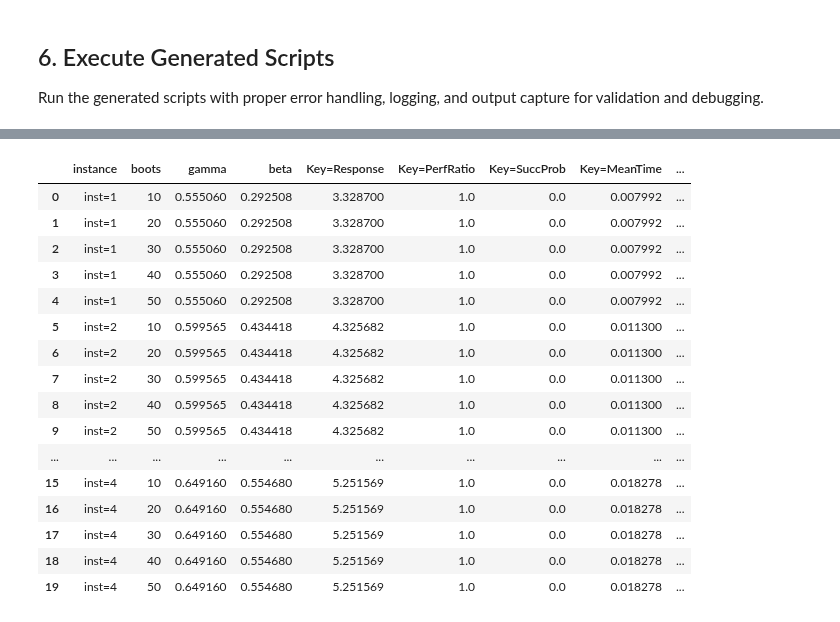
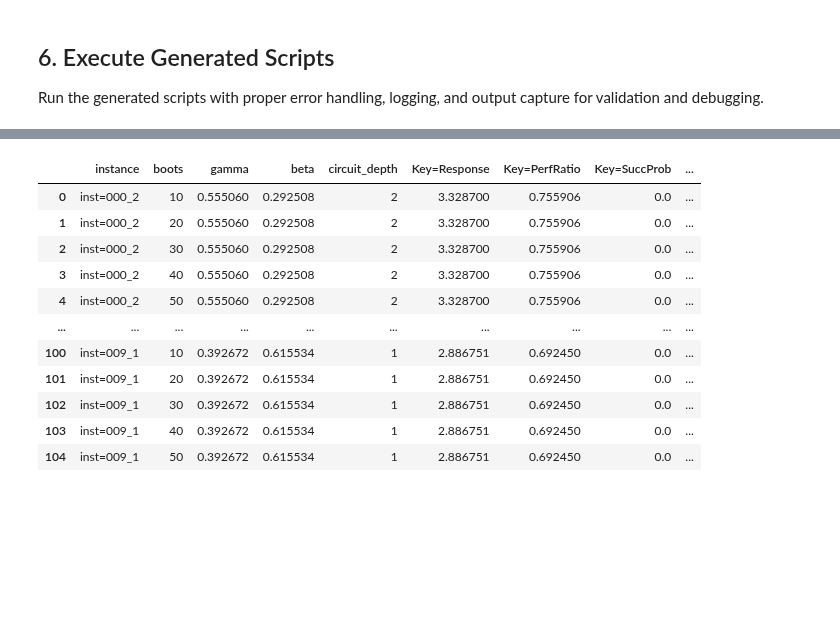
Before and after one commit to bernalde/stochastic-benchmark, a Jupyter notebook: examples/IBM_QAOA/ibm_qaoa_analysis.ipynb, the cells around one changed output, grey strips where cells are left out. Cells and saved outputs as stored; diff of their text form; code cells hidden in the pictures; blank space fills up the shorter version.

```diff
--- a/examples/IBM_QAOA/ibm_qaoa_analysis.ipynb
+++ b/examples/IBM_QAOA/ibm_qaoa_analysis.ipynb
@@ -424,12 +497,0 @@ Data prepared for stochastic benchmark analysis.
-# %%
-### View the raw_data.pkl file for verifying
-directory = os.getcwd()
-print(directory)
-
-data_dir = f"{directory}/exp_raw"
-print(data_dir)
-
-with open(f"{data_dir}/raw_results_inst=1.pkl", 'rb') as f:
-    load_data = pickle.load(f)
-
-print(load_data)
@@ -551,12 +879,42 @@ Run the generated scripts with proper error handling, logging, and output captur
 # %%
 # Group name function for file parsing
 def group_name_fcn(raw_filename):
-    """Extract group name (instance ID) from filename"""
+    """
+    Extract the group or instance name from a raw results filename.
+
+    This function assumes that the filename contains the substring 'inst'
+    followed by an identifier (e.g., 'inst=001_depth=3.pkl'), and returns
+    the portion of the filename from 'inst' up to (but not including) the
+    first '.' character.
+
+    Parameters
+    ----------
+    raw_filename : str
+        Full or relative path to the raw results file. The path is reduced
+        to its basename before parsing.
+
+    Returns
+    -------
+    str
+        Extracted group or instance identifier string (e.g., 'inst=001_depth=3').
+
+    Raises
+    ------
+    ValueError
+        If the filename does not contain the substring 'inst' or a '.' character.
+
+    Examples
+    --------
+    >>> group_name_fcn('exp_raw/raw_results_inst=001_2.pkl')
+    'inst=001_depth=2'
+
+    >>> group_name_fcn('raw_results_inst=10.pkl')
+    'inst=10'
+    """
     raw_filename = os.path.basename(raw_filename)
     start_idx = raw_filename.index('inst')
     end_idx = raw_filename.index('.')
     return raw_filename[start_idx:end_idx]
-
 
 # Debug: Check the data files available
 data_files = glob.glob('exp_raw/*.pkl')
@@ -575,7 +933,6 @@ if data_files:
     display(test_df.head(3))
 else:
     raise FileNotFoundError("No instance data files found in 'exp_raw/' directory.")
-
 
 # Run Bootstrap for all instances
 all_bs_results = []
@@ -601,14 +958,15 @@ for file_index, data_file in enumerate(data_files, start=1):
                     'boots': n_boots,
                     'gamma': trial_data['gamma'],
                     'beta': trial_data['beta'],
+                    'circuit_depth': trial_data['circuit_depth'],
                     'Key=Response': trial_data['Energy'],
-                    'Key=PerfRatio': 1.0,
+                    'Key=PerfRatio': trial_data['Approximation_Ratio'],
                     'Key=SuccProb': 1.0 if trial_data['success'] else 0.0,
                     'Key=MeanTime': trial_data['MeanTime'],
                     'ConfInt=lower_Key=Response': trial_data['Energy'],
                     'ConfInt=upper_Key=Response': trial_data['Energy'],
-                    'ConfInt=lower_Key=PerfRatio': 1.0,
-                    'ConfInt=upper_Key=PerfRatio': 1.0,
+                    'ConfInt=lower_Key=PerfRatio': trial_data['Approximation_Ratio'],
+                    'ConfInt=upper_Key=PerfRatio': trial_data['Approximation_Ratio'],
                     'ConfInt=lower_Key=SuccProb': 1.0 if trial_data['success'] else 0.0,
                     'ConfInt=upper_Key=SuccProb': 1.0 if trial_data['success'] else 0.0,
                     'ConfInt=lower_Key=MeanTime': trial_data['MeanTime'],
@@ -642,8 +1000,8 @@ for file_index, data_file in enumerate(data_files, start=1):
         traceback.print_exc()
 
 
-# Combine all bootstrap results
-print("\nCombining all bootstrap results...")
+# Combine bootstrap results
+print("\nCombining bootstrap results...")
 
 if len(all_bs_results) > 0:
     combined_bs_results = pd.concat(all_bs_results, ignore_index=True)
@@ -695,18 +1058,13 @@ Columns: ['instance', 'boots', 'gamma', 'beta', 'Key=Response', 'Key=PerfRatio',
 Saved combined bootstrap results → exp_raw/all_bootstrap_results.pkl
-|  | instance | boots | gamma | beta | Key=Response | Key=PerfRatio | Key=SuccProb | Key=MeanTime | ... |
-| 0 | inst=1 | 10 | 0.555060 | 0.292508 | 3.328700 | 1.0 | 0.0 | 0.007992 | ... |
-| 1 | inst=1 | 20 | 0.555060 | 0.292508 | 3.328700 | 1.0 | 0.0 | 0.007992 | ... |
-| 2 | inst=1 | 30 | 0.555060 | 0.292508 | 3.328700 | 1.0 | 0.0 | 0.007992 | ... |
-| 3 | inst=1 | 40 | 0.555060 | 0.292508 | 3.328700 | 1.0 | 0.0 | 0.007992 | ... |
-| 4 | inst=1 | 50 | 0.555060 | 0.292508 | 3.328700 | 1.0 | 0.0 | 0.007992 | ... |
-| 5 | inst=2 | 10 | 0.599565 | 0.434418 | 4.325682 | 1.0 | 0.0 | 0.011300 | ... |
-| 6 | inst=2 | 20 | 0.599565 | 0.434418 | 4.325682 | 1.0 | 0.0 | 0.011300 | ... |
-| 7 | inst=2 | 30 | 0.599565 | 0.434418 | 4.325682 | 1.0 | 0.0 | 0.011300 | ... |
-| 8 | inst=2 | 40 | 0.599565 | 0.434418 | 4.325682 | 1.0 | 0.0 | 0.011300 | ... |
-| 9 | inst=2 | 50 | 0.599565 | 0.434418 | 4.325682 | 1.0 | 0.0 | 0.011300 | ... |
+|  | instance | boots | gamma | beta | circuit_depth | Key=Response | Key=PerfRatio | Key=SuccProb | ... |
+| 0 | inst=000_2 | 10 | 0.555060 | 0.292508 | 2 | 3.328700 | 0.755906 | 0.0 | ... |
+| 1 | inst=000_2 | 20 | 0.555060 | 0.292508 | 2 | 3.328700 | 0.755906 | 0.0 | ... |
+| 2 | inst=000_2 | 30 | 0.555060 | 0.292508 | 2 | 3.328700 | 0.755906 | 0.0 | ... |
+| 3 | inst=000_2 | 40 | 0.555060 | 0.292508 | 2 | 3.328700 | 0.755906 | 0.0 | ... |
+| 4 | inst=000_2 | 50 | 0.555060 | 0.292508 | 2 | 3.328700 | 0.755906 | 0.0 | ... |
 | ... | ... | ... | ... | ... | ... | ... | ... | ... | ... |
-| 15 | inst=4 | 10 | 0.649160 | 0.554680 | 5.251569 | 1.0 | 0.0 | 0.018278 | ... |
-| 16 | inst=4 | 20 | 0.649160 | 0.554680 | 5.251569 | 1.0 | 0.0 | 0.018278 | ... |
-| 17 | inst=4 | 30 | 0.649160 | 0.554680 | 5.251569 | 1.0 | 0.0 | 0.018278 | ... |
-| 18 | inst=4 | 40 | 0.649160 | 0.554680 | 5.251569 | 1.0 | 0.0 | 0.018278 | ... |
-| 19 | inst=4 | 50 | 0.649160 | 0.554680 | 5.251569 | 1.0 | 0.0 | 0.018278 | ... |
+| 100 | inst=009_1 | 10 | 0.392672 | 0.615534 | 1 | 2.886751 | 0.692450 | 0.0 | ... |
+| 101 | inst=009_1 | 20 | 0.392672 | 0.615534 | 1 | 2.886751 | 0.692450 | 0.0 | ... |
+| 102 | inst=009_1 | 30 | 0.392672 | 0.615534 | 1 | 2.886751 | 0.692450 | 0.0 | ... |
+| 103 | inst=009_1 | 40 | 0.392672 | 0.615534 | 1 | 2.886751 | 0.692450 | 0.0 | ... |
+| 104 | inst=009_1 | 50 | 0.392672 | 0.615534 | 1 | 2.886751 | 0.692450 | 0.0 | ... |
```
Also changed, not shown: parts of 21 cells of this notebook, 13 other files.
